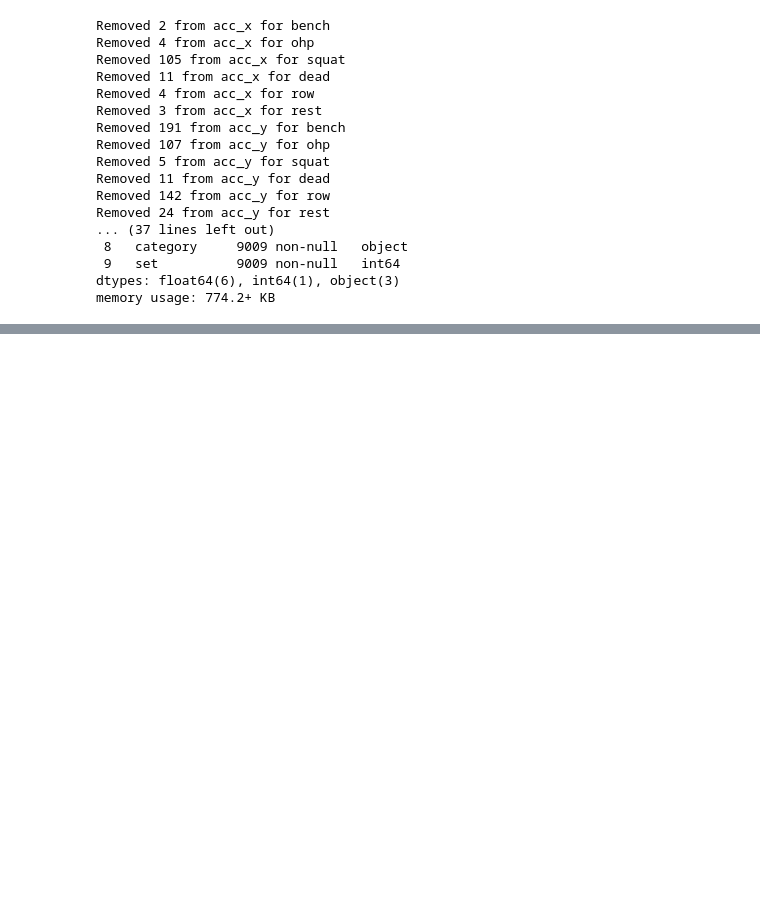
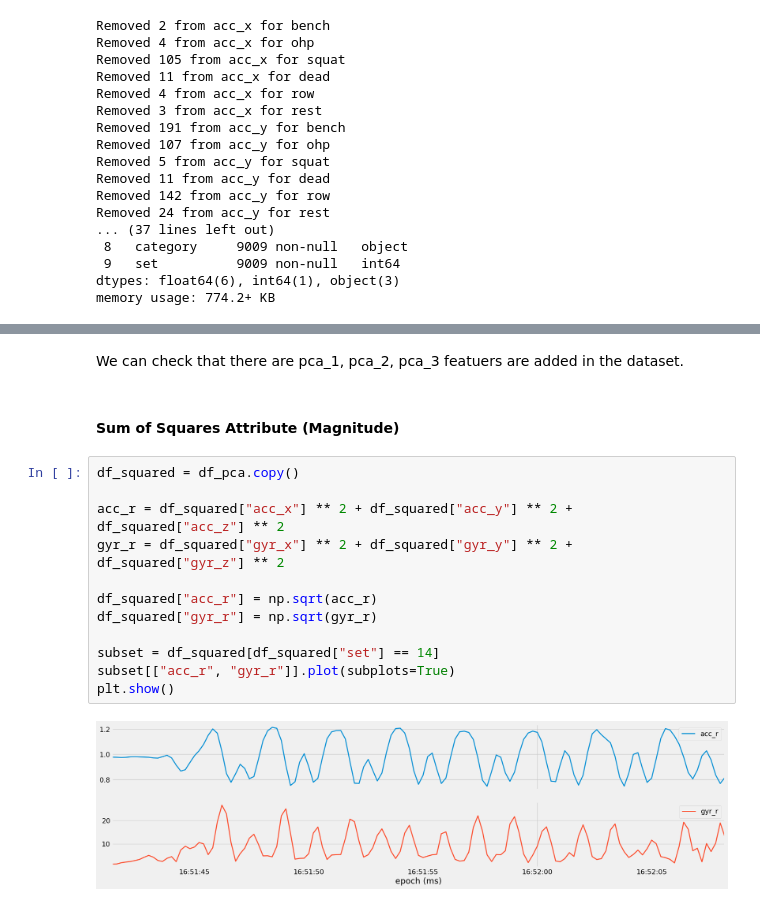
Before and after one commit to 1minute99/Barbell-Exercise-Classifier, a Jupyter notebook: main.ipynb, the cells around one changed output, grey strips where cells are left out. Saved outputs shown, nothing was run; the diff lists cells and outputs as text; blank space fills up the shorter version.

```diff
--- a/main.ipynb
+++ b/main.ipynb
@@ -293,0 +397,18 @@ outliers_removed_df.to_csv("data/interim/1_outlier_removed")
+# %% [markdown]
+We can check that there are pca_1, pca_2, pca_3 featuers are added in the dataset.
+# %% [markdown]
+#### Sum of Squares Attribute (Magnitude)
+# %%
+df_squared = df_pca.copy()
+
+acc_r = df_squared["acc_x"] ** 2 + df_squared["acc_y"] ** 2 + df_squared["acc_z"] ** 2
+gyr_r = df_squared["gyr_x"] ** 2 + df_squared["gyr_y"] ** 2 + df_squared["gyr_z"] ** 2
+
+df_squared["acc_r"] = np.sqrt(acc_r)
+df_squared["gyr_r"] = np.sqrt(gyr_r)
+
+subset = df_squared[df_squared["set"] == 14]
+subset[["acc_r", "gyr_r"]].plot(subplots=True)
+plt.show()
+# %% [output]
+[figure, added]
```
Also changed, not shown: parts of 54 cells of this notebook, 6 other files.
